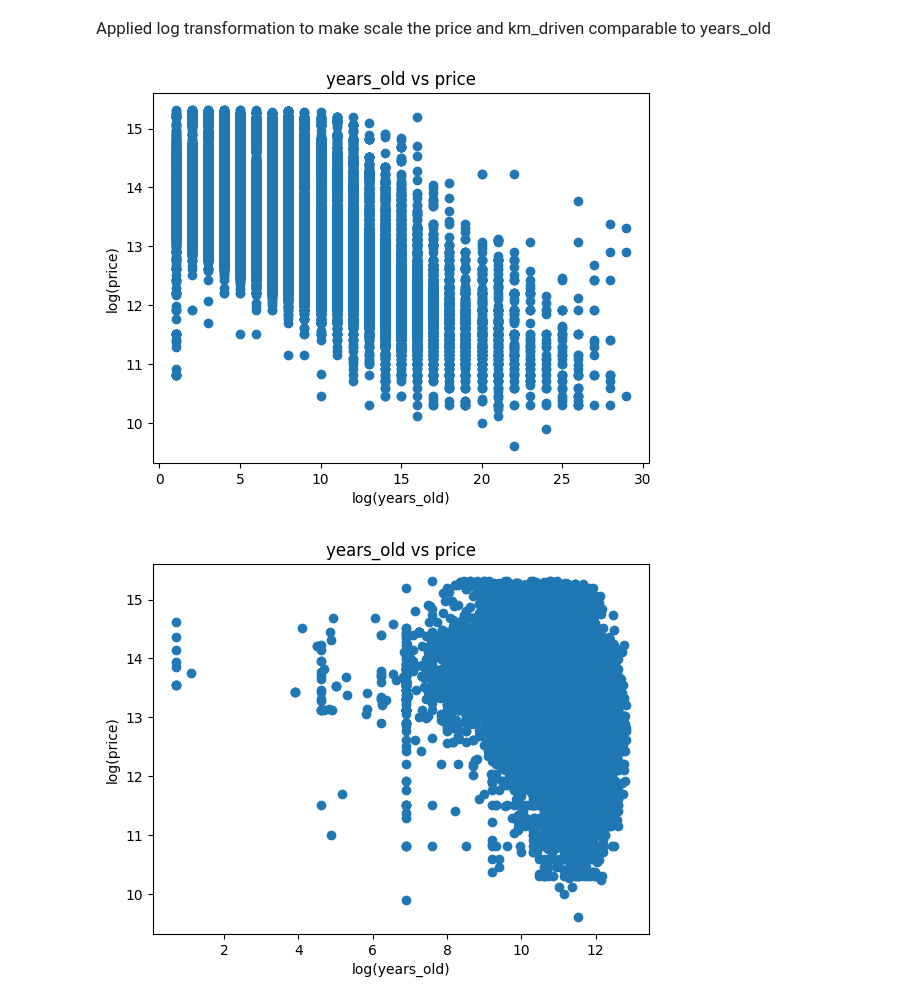
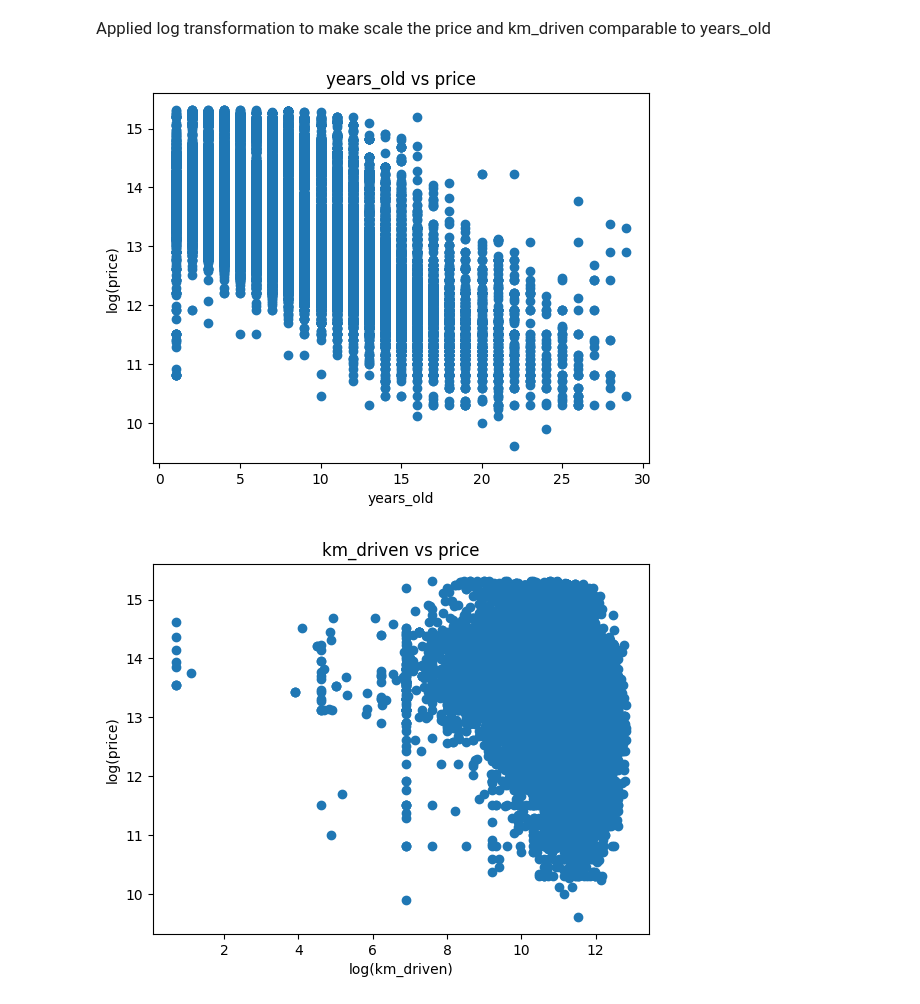
Before and after one commit to Vivekraj-adhikari/scratch-vs-sklearn, a Jupyter notebook: linear-regression/used_cars.ipynb, the cells around one changed output. Saved outputs shown, nothing was run; the diff lists cells and outputs as text; code cells hidden in the pictures.

```diff
--- a/linear-regression/used_cars.ipynb
+++ b/linear-regression/used_cars.ipynb
@@ -189,20 +189,20 @@ cars['km_driven'] = np.log(cars['km_driven'])
 # %%
 plt.scatter(cars['years_old'], cars['price'])
 
-plt.xlabel('log(years_old)')
+plt.xlabel('years_old')
 plt.ylabel('log(price)')
 plt.title('years_old vs price')
 
 plt.show()
 # %% [output]
-[figure, old version]
+[figure, new version]
 # %%
 plt.scatter(cars['km_driven'], cars['price'])
 
-plt.xlabel('log(years_old)')
+plt.xlabel('log(km_driven)')
 plt.ylabel('log(price)')
-plt.title('years_old vs price')
+plt.title('km_driven vs price')
 
 plt.show()
 # %% [output]
-[figure, old version]
+[figure, new version]
```
Also changed, not shown: parts of 13 cells of this notebook.
